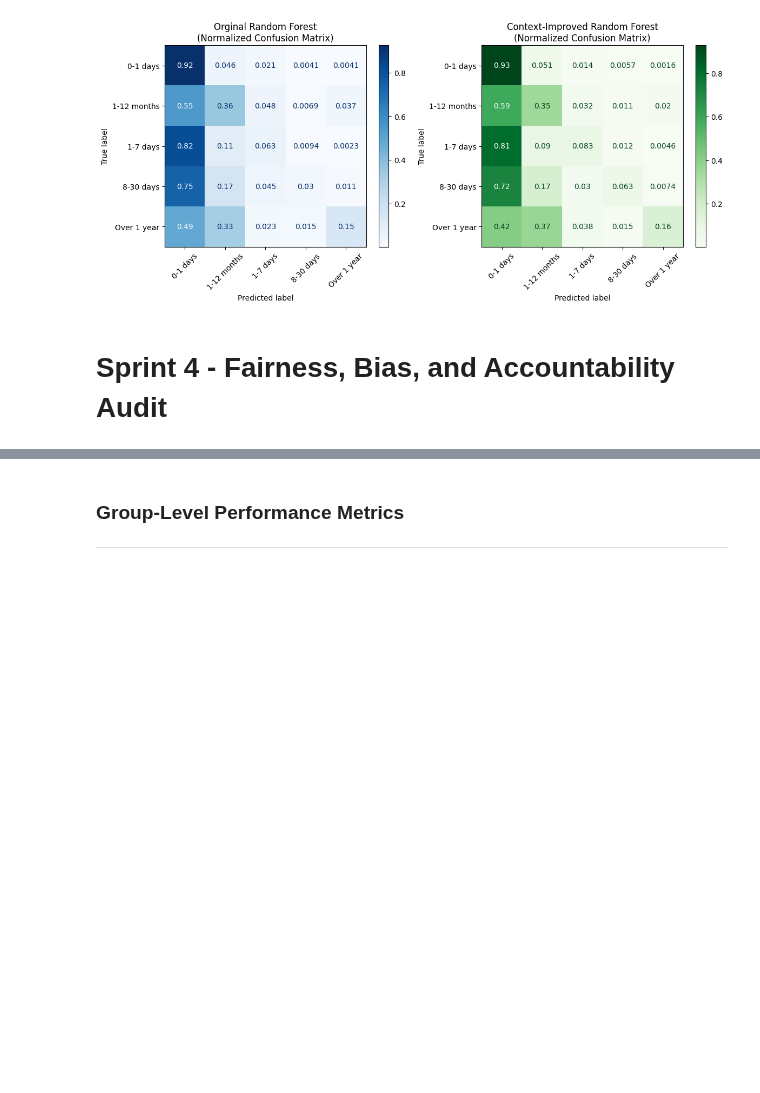
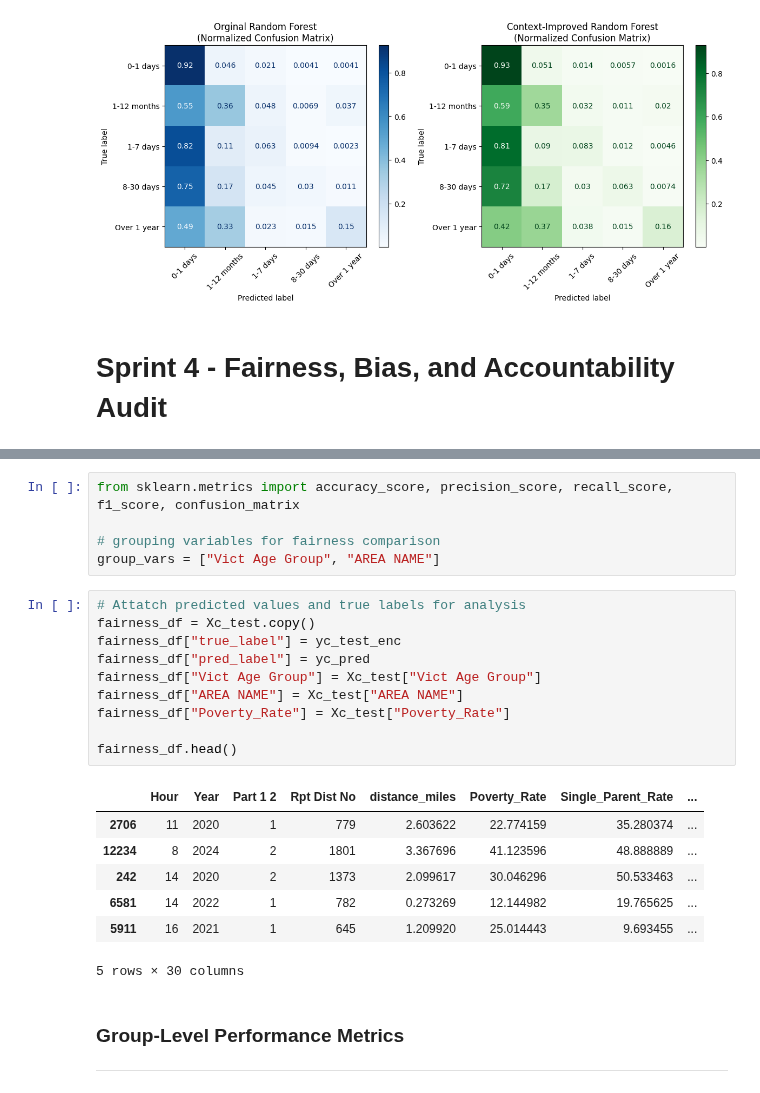
Before and after one commit to emilynnguyen1/Violent-Sexual-Crimes, a Jupyter notebook: notebooks/Hospital-Data-Integration-Cleaning.ipynb, the cells around one changed output, grey strips where cells are left out. Saved outputs shown, nothing was run; the diff lists cells and outputs as text; blank space fills up the shorter version.

```diff
--- a/notebooks/Hospital-Data-Integration-Cleaning.ipynb
+++ b/notebooks/Hospital-Data-Integration-Cleaning.ipynb
@@ -1583,3 +1596,26 @@ plt.show()
+# %%
+from sklearn.metrics import accuracy_score, precision_score, recall_score, f1_score, confusion_matrix
+
+# grouping variables for fairness comparison
+group_vars = ["Vict Age Group", "AREA NAME"]
+# %%
+# Attatch predicted values and true labels for analysis
+fairness_df = Xc_test.copy()
+fairness_df["true_label"] = yc_test_enc
+fairness_df["pred_label"] = yc_pred
+fairness_df["Vict Age Group"] = Xc_test["Vict Age Group"]
+fairness_df["AREA NAME"] = Xc_test["AREA NAME"]
+fairness_df["Poverty_Rate"] = Xc_test["Poverty_Rate"]
+
+fairness_df.head()
+# %% [output]
+|  | Hour | Year | Part 1 2 | Rpt Dist No | distance_miles | Poverty_Rate | Single_Parent_Rate | ... |
+| 2706 | 11 | 2020 | 1 | 779 | 2.603622 | 22.774159 | 35.280374 | ... |
+| 12234 | 8 | 2024 | 2 | 1801 | 3.367696 | 41.123596 | 48.888889 | ... |
+| 242 | 14 | 2020 | 2 | 1373 | 2.099617 | 30.046296 | 50.533463 | ... |
+| 6581 | 14 | 2022 | 1 | 782 | 0.273269 | 12.144982 | 19.765625 | ... |
+| 5911 | 16 | 2021 | 1 | 645 | 1.209920 | 25.014443 | 9.693455 | ... |
+5 rows × 30 columns
 # %% [markdown]
 ### Group-Level Performance Metrics
 ---
```
Also changed, not shown: parts of 7 cells of this notebook.
